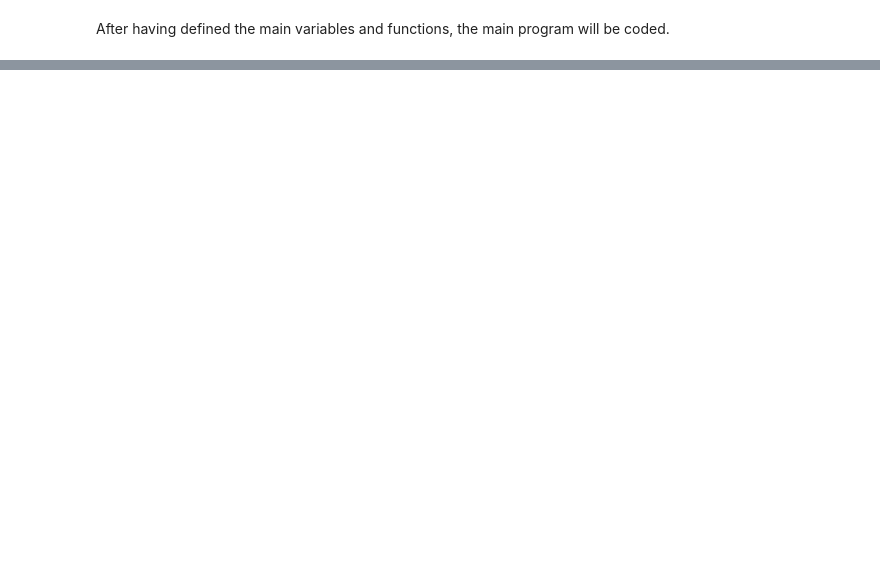
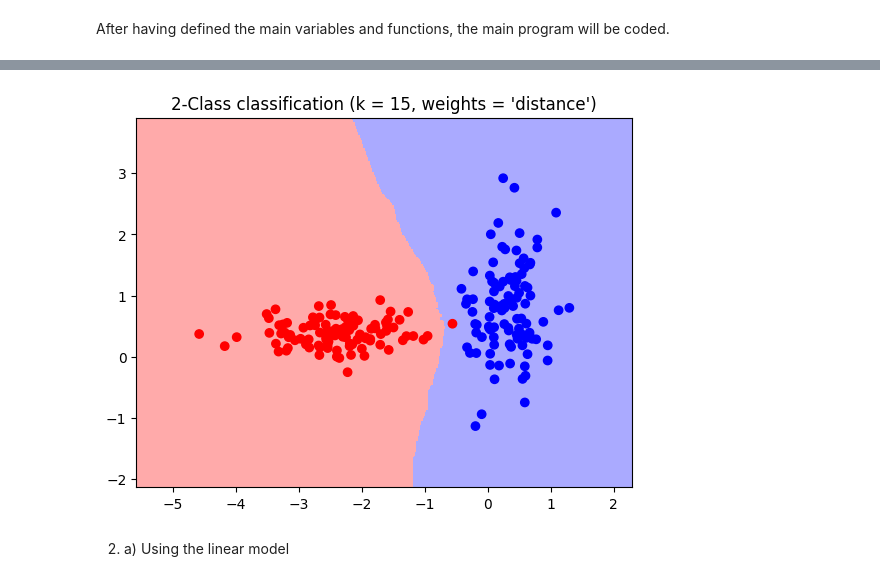
Before and after one commit to ferriitoo/MATH-569-Statistical-Learning, a Jupyter notebook: MATH_569_Julen_Ferro_HW1.ipynb, the cells around one changed output, grey strips where cells are left out. Cells and saved outputs as stored; diff of their text form; code cells hidden in the pictures; blank space fills up the shorter version.

```diff
--- a/MATH_569_Julen_Ferro_HW1.ipynb
+++ b/MATH_569_Julen_Ferro_HW1.ipynb
@@ -47,0 +189,46 @@ print(f)
+# %%
+from matplotlib.colors import ListedColormap
+from sklearn import neighbors, datasets
+
+X = X_train
+y = y_train
+n_neighbors = k
+
+# print(X)
+# print(y)
+
+
+margin = 0.25
+h = .02  # step size in the mesh
+
+# Create color maps
+cmap_light = ListedColormap(['#FFAAAA', '#AAFFAA', '#AAAAFF'])
+cmap_bold = ListedColormap(['#FF0000', '#00FF00', '#0000FF'])
+
+for weights in ['uniform', 'distance']:
+    # we create an instance of Neighbours Classifier and fit the data.
+    clf = neighbors.KNeighborsClassifier(n_neighbors, weights=weights)
+    clf.fit(X, y)
+    # Plot the decision boundary. For that, we will assign a color to each
+    # point in the mesh [x_min, x_max]x[y_min, y_max].
+    x_min, x_max = X.loc[:, 0].min() - 1, X.loc[:, 0].max() + 1
+    y_min, y_max = X.loc[:, 1].min() - 1, X.loc[:, 1].max() + 1
+    xx, yy = np.meshgrid(np.arange(x_min, x_max, h),
+                         np.arange(y_min, y_max, h))
+    Z = clf.predict(np.c_[xx.ravel(), yy.ravel()])
+
+    # Put the result into a color plot
+    Z = Z.reshape(xx.shape)
+    #plt.figure()
+    plt.pcolormesh(xx, yy, Z, cmap=cmap_light)
+
+    # Plot also the training points
+    plt.scatter(X.loc[:, 0], X.loc[:, 1], c=y, cmap=cmap_bold)
+    plt.xlim(xx.min(), xx.max())
+    plt.ylim(yy.min(), yy.max())
+    plt.title("2-Class classification (k = %i, weights = '%s')"
+              % (n_neighbors, weights))
+# %% [output]
+[figure, added]
+# %% [markdown]
+2) a) Using the linear model
```
Also changed, not shown: parts of 16 cells of this notebook.
